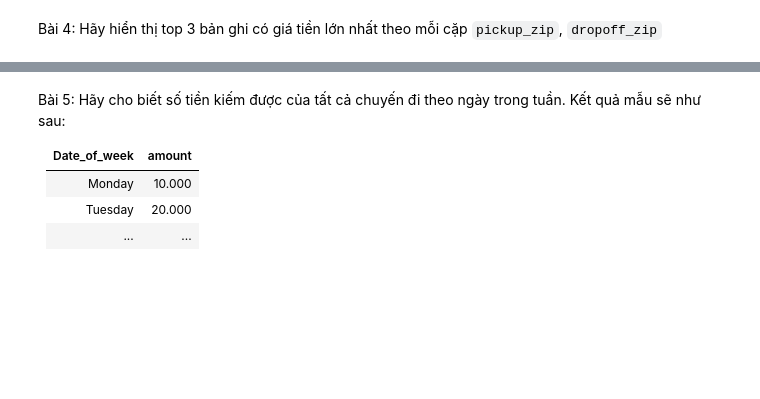
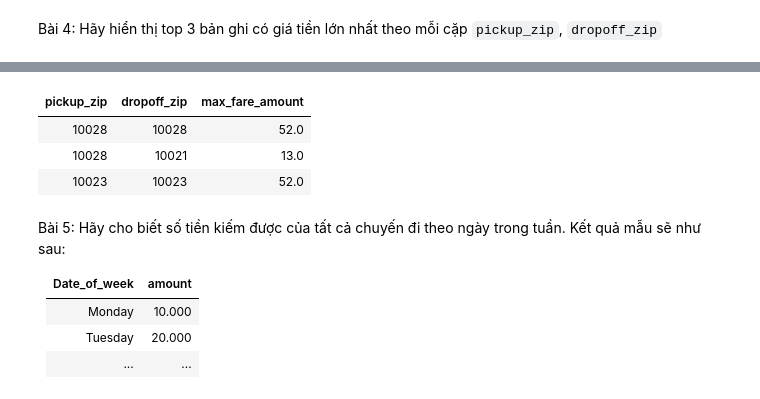
Before and after one commit to LeeAnh836/spark-data-processing, a Jupyter notebook: TH5_Spark_Dataframe.ipynb, the cells around one changed output, grey strips where cells are left out. Saved outputs shown, nothing was run; the diff lists cells and outputs as text; code cells hidden in the pictures; blank space fills up the shorter version.

```diff
--- a/TH5_Spark_Dataframe.ipynb
+++ b/TH5_Spark_Dataframe.ipynb
@@ -54,3 +99,21 @@ val lesson4 =
+# %%
+// Cách 2 làm tuần tự
+val top3 = input.groupBy($"pickup_zip", $"dropoff_zip")
+                .agg(count("*").as("count"))
+
+val w = Window.orderBy(desc("count"))
+val top_pick_drop = top3.withColumn("top_3", row_number().over(w)).filter($"top_3" <= 3).drop("top_3") // cần xóa top_3 vì chỉ là giá trị trung gian để lọc lấy top 3 giá trị count lớn nhất
+
+val result = input.join(top_pick_drop, Seq("pickup_zip", "dropoff_zip")) // dùng Seq để lọc và giữ lại những dòng ở input có cùng giá trị pickup và dropoff ở bảng top_pick_drop
+                  .groupBy($"pickup_zip", $"dropoff_zip")
+                  .agg(max($"fare_amount").as("max_fare_amount"))
+
+display(result)
+# %% [output]
+| pickup_zip | dropoff_zip | max_fare_amount |
+| 10028 | 10028 | 52.0 |
+| 10028 | 10021 | 13.0 |
+| 10023 | 10023 | 52.0 |
 # %% [markdown]
 Bài 5: Hãy cho biết số tiền kiếm được của tất cả chuyến đi theo ngày trong tuần. Kết quả mẫu sẽ như sau:
 
```
Also changed, not shown: parts of 17 cells of this notebook.
